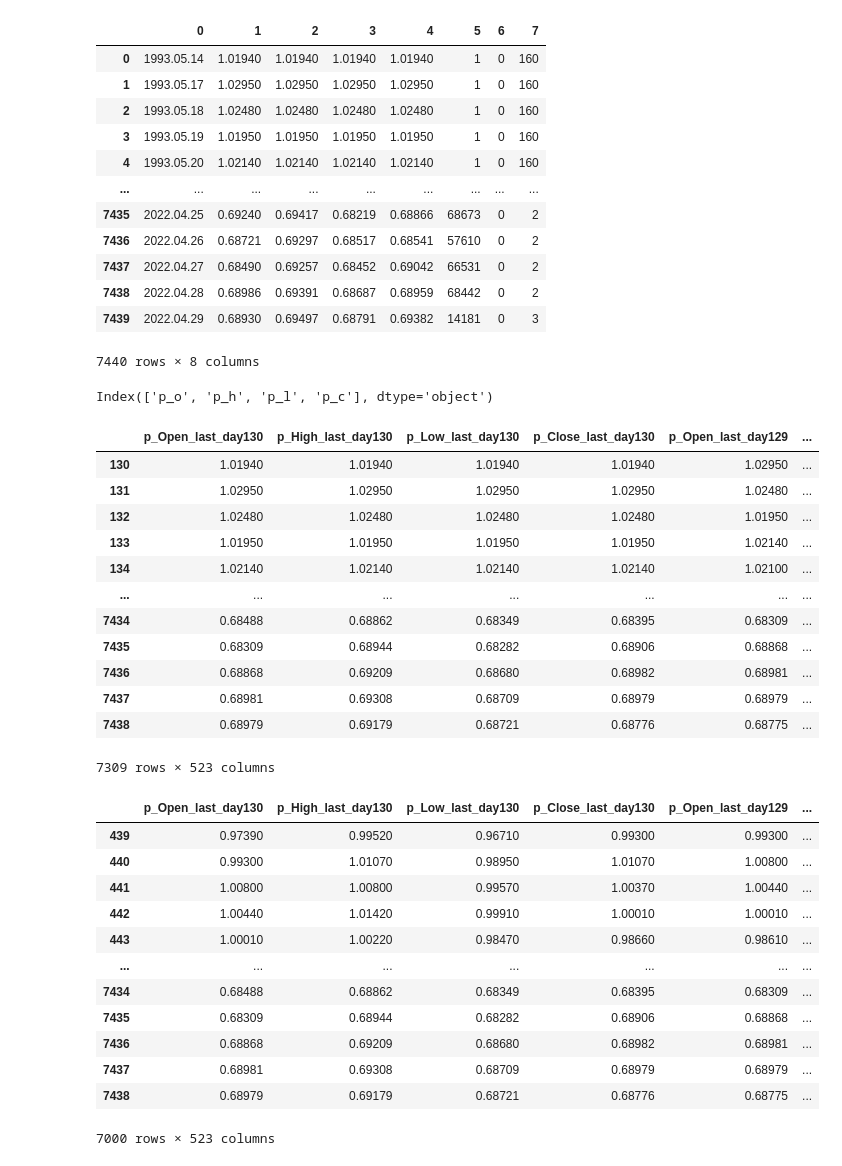
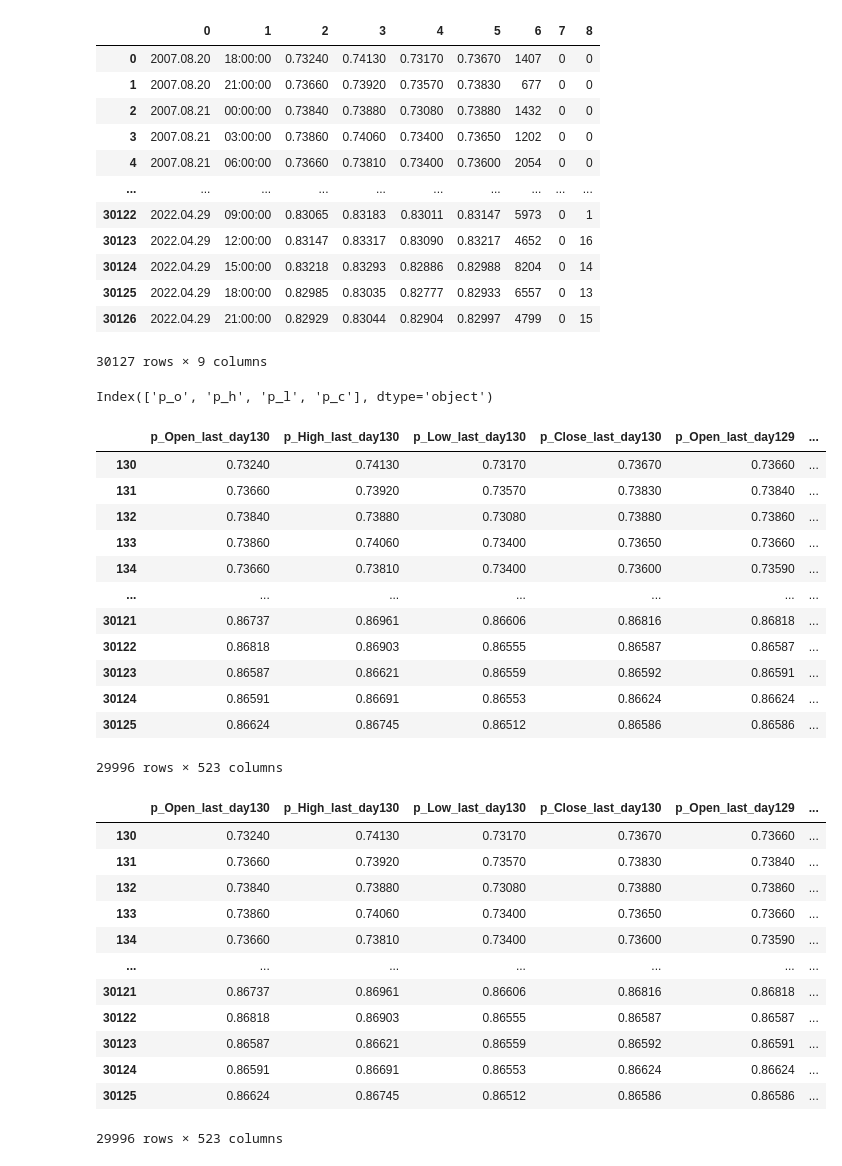
Before and after one commit to gomlfx/ApiaryFund_, a Jupyter notebook: AGC27_3_0.ipynb, the cells around one changed output. Cells and saved outputs as stored; diff of their text form; code cells hidden in the pictures.

```diff
--- a/AGC27_3_0.ipynb
+++ b/AGC27_3_0.ipynb
@@ -20,7 +20,7 @@ from sklearn import preprocessing
 from autogluon.tabular import TabularDataset, TabularPredictor
 # %%
 #metatrader5 file format
-df=pd.read_csv('/content/AUDCHF_Daily_199305140000_202204290000.csv')
+df=pd.read_csv('/content/NZDCAD_H3_200708201800_202204292100.csv')
 # %%
 print(df.head())
 print(df.tail())
@@ -53,24 +53,24 @@ df = df.header.str.split('\t', expand=True)
 # %%
 df
 # %% [output]
-|  | 0 | 1 | 2 | 3 | 4 | 5 | 6 | 7 |
-| 0 | 1993.05.14 | 1.01940 | 1.01940 | 1.01940 | 1.01940 | 1 | 0 | 160 |
-| 1 | 1993.05.17 | 1.02950 | 1.02950 | 1.02950 | 1.02950 | 1 | 0 | 160 |
-| 2 | 1993.05.18 | 1.02480 | 1.02480 | 1.02480 | 1.02480 | 1 | 0 | 160 |
-| 3 | 1993.05.19 | 1.01950 | 1.01950 | 1.01950 | 1.01950 | 1 | 0 | 160 |
-| 4 | 1993.05.20 | 1.02140 | 1.02140 | 1.02140 | 1.02140 | 1 | 0 | 160 |
-| ... | ... | ... | ... | ... | ... | ... | ... | ... |
-| 7435 | 2022.04.25 | 0.69240 | 0.69417 | 0.68219 | 0.68866 | 68673 | 0 | 2 |
-| 7436 | 2022.04.26 | 0.68721 | 0.69297 | 0.68517 | 0.68541 | 57610 | 0 | 2 |
-| 7437 | 2022.04.27 | 0.68490 | 0.69257 | 0.68452 | 0.69042 | 66531 | 0 | 2 |
-| 7438 | 2022.04.28 | 0.68986 | 0.69391 | 0.68687 | 0.68959 | 68442 | 0 | 2 |
-| 7439 | 2022.04.29 | 0.68930 | 0.69497 | 0.68791 | 0.69382 | 14181 | 0 | 3 |
+|  | 0 | 1 | 2 | 3 | 4 | 5 | 6 | 7 | 8 |
+| 0 | 2007.08.20 | 18:00:00 | 0.73240 | 0.74130 | 0.73170 | 0.73670 | 1407 | 0 | 0 |
+| 1 | 2007.08.20 | 21:00:00 | 0.73660 | 0.73920 | 0.73570 | 0.73830 | 677 | 0 | 0 |
+| 2 | 2007.08.21 | 00:00:00 | 0.73840 | 0.73880 | 0.73080 | 0.73880 | 1432 | 0 | 0 |
+| 3 | 2007.08.21 | 03:00:00 | 0.73860 | 0.74060 | 0.73400 | 0.73650 | 1202 | 0 | 0 |
+| 4 | 2007.08.21 | 06:00:00 | 0.73660 | 0.73810 | 0.73400 | 0.73600 | 2054 | 0 | 0 |
+| ... | ... | ... | ... | ... | ... | ... | ... | ... | ... |
+| 30122 | 2022.04.29 | 09:00:00 | 0.83065 | 0.83183 | 0.83011 | 0.83147 | 5973 | 0 | 1 |
+| 30123 | 2022.04.29 | 12:00:00 | 0.83147 | 0.83317 | 0.83090 | 0.83217 | 4652 | 0 | 16 |
+| 30124 | 2022.04.29 | 15:00:00 | 0.83218 | 0.83293 | 0.82886 | 0.82988 | 8204 | 0 | 14 |
+| 30125 | 2022.04.29 | 18:00:00 | 0.82985 | 0.83035 | 0.82777 | 0.82933 | 6557 | 0 | 13 |
+| 30126 | 2022.04.29 | 21:00:00 | 0.82929 | 0.83044 | 0.82904 | 0.82997 | 4799 | 0 | 15 |
-7440 rows × 8 columns
+30127 rows × 9 columns
 # %%
-df.drop([0,5,6,7], axis=1,inplace=True)
+df.drop([0,1,6,7,8], axis=1,inplace=True)
 df = df.astype(float, errors = 'raise')
 # %%
-df.rename(columns={1:'p_o',2:'p_h',3:'p_l',4:'p_c'}, inplace=True)
+df.rename(columns={2:'p_o',3:'p_h',4:'p_l',5:'p_c'}, inplace=True)
 # %%
 print(df.columns)
 # %% [output]
@@ -743,35 +743,35 @@ df = df.drop(['p_o','p_h','p_l','p_c'], axis=1)
 df
 # %% [output]
 |  | p_Open_last_day130 | p_High_last_day130 | p_Low_last_day130 | p_Close_last_day130 | p_Open_last_day129 | ... |
-| 130 | 1.01940 | 1.01940 | 1.01940 | 1.01940 | 1.02950 | ... |
-| 131 | 1.02950 | 1.02950 | 1.02950 | 1.02950 | 1.02480 | ... |
-| 132 | 1.02480 | 1.02480 | 1.02480 | 1.02480 | 1.01950 | ... |
-| 133 | 1.01950 | 1.01950 | 1.01950 | 1.01950 | 1.02140 | ... |
-| 134 | 1.02140 | 1.02140 | 1.02140 | 1.02140 | 1.02100 | ... |
+| 130 | 0.73240 | 0.74130 | 0.73170 | 0.73670 | 0.73660 | ... |
+| 131 | 0.73660 | 0.73920 | 0.73570 | 0.73830 | 0.73840 | ... |
+| 132 | 0.73840 | 0.73880 | 0.73080 | 0.73880 | 0.73860 | ... |
+| 133 | 0.73860 | 0.74060 | 0.73400 | 0.73650 | 0.73660 | ... |
+| 134 | 0.73660 | 0.73810 | 0.73400 | 0.73600 | 0.73590 | ... |
 | ... | ... | ... | ... | ... | ... | ... |
-| 7434 | 0.68488 | 0.68862 | 0.68349 | 0.68395 | 0.68309 | ... |
-| 7435 | 0.68309 | 0.68944 | 0.68282 | 0.68906 | 0.68868 | ... |
-| 7436 | 0.68868 | 0.69209 | 0.68680 | 0.68982 | 0.68981 | ... |
-| 7437 | 0.68981 | 0.69308 | 0.68709 | 0.68979 | 0.68979 | ... |
-| 7438 | 0.68979 | 0.69179 | 0.68721 | 0.68776 | 0.68775 | ... |
+| 30121 | 0.86737 | 0.86961 | 0.86606 | 0.86816 | 0.86818 | ... |
+| 30122 | 0.86818 | 0.86903 | 0.86555 | 0.86587 | 0.86587 | ... |
+| 30123 | 0.86587 | 0.86621 | 0.86559 | 0.86592 | 0.86591 | ... |
+| 30124 | 0.86591 | 0.86691 | 0.86553 | 0.86624 | 0.86624 | ... |
+| 30125 | 0.86624 | 0.86745 | 0.86512 | 0.86586 | 0.86586 | ... |
-7309 rows × 523 columns
+29996 rows × 523 columns
 # %%
-df = pd.DataFrame(data=df.tail(7000))
+df = pd.DataFrame(data=df.tail(30000))
 df
 # %% [output]
 |  | p_Open_last_day130 | p_High_last_day130 | p_Low_last_day130 | p_Close_last_day130 | p_Open_last_day129 | ... |
-| 439 | 0.97390 | 0.99520 | 0.96710 | 0.99300 | 0.99300 | ... |
-| 440 | 0.99300 | 1.01070 | 0.98950 | 1.01070 | 1.00800 | ... |
-| 441 | 1.00800 | 1.00800 | 0.99570 | 1.00370 | 1.00440 | ... |
-| 442 | 1.00440 | 1.01420 | 0.99910 | 1.00010 | 1.00010 | ... |
-| 443 | 1.00010 | 1.00220 | 0.98470 | 0.98660 | 0.98610 | ... |
+| 130 | 0.73240 | 0.74130 | 0.73170 | 0.73670 | 0.73660 | ... |
+| 131 | 0.73660 | 0.73920 | 0.73570 | 0.73830 | 0.73840 | ... |
+| 132 | 0.73840 | 0.73880 | 0.73080 | 0.73880 | 0.73860 | ... |
+| 133 | 0.73860 | 0.74060 | 0.73400 | 0.73650 | 0.73660 | ... |
+| 134 | 0.73660 | 0.73810 | 0.73400 | 0.73600 | 0.73590 | ... |
 | ... | ... | ... | ... | ... | ... | ... |
-| 7434 | 0.68488 | 0.68862 | 0.68349 | 0.68395 | 0.68309 | ... |
-| 7435 | 0.68309 | 0.68944 | 0.68282 | 0.68906 | 0.68868 | ... |
-| 7436 | 0.68868 | 0.69209 | 0.68680 | 0.68982 | 0.68981 | ... |
-| 7437 | 0.68981 | 0.69308 | 0.68709 | 0.68979 | 0.68979 | ... |
-| 7438 | 0.68979 | 0.69179 | 0.68721 | 0.68776 | 0.68775 | ... |
+| 30121 | 0.86737 | 0.86961 | 0.86606 | 0.86816 | 0.86818 | ... |
+| 30122 | 0.86818 | 0.86903 | 0.86555 | 0.86587 | 0.86587 | ... |
+| 30123 | 0.86587 | 0.86621 | 0.86559 | 0.86592 | 0.86591 | ... |
+| 30124 | 0.86591 | 0.86691 | 0.86553 | 0.86624 | 0.86624 | ... |
+| 30125 | 0.86624 | 0.86745 | 0.86512 | 0.86586 | 0.86586 | ... |
-7000 rows × 523 columns
+29996 rows × 523 columns
 # %%
 #create initial train and test data as pd.DF for close
 #final test DF is last_row
```
Also changed, not shown: parts of 11 cells of this notebook.
